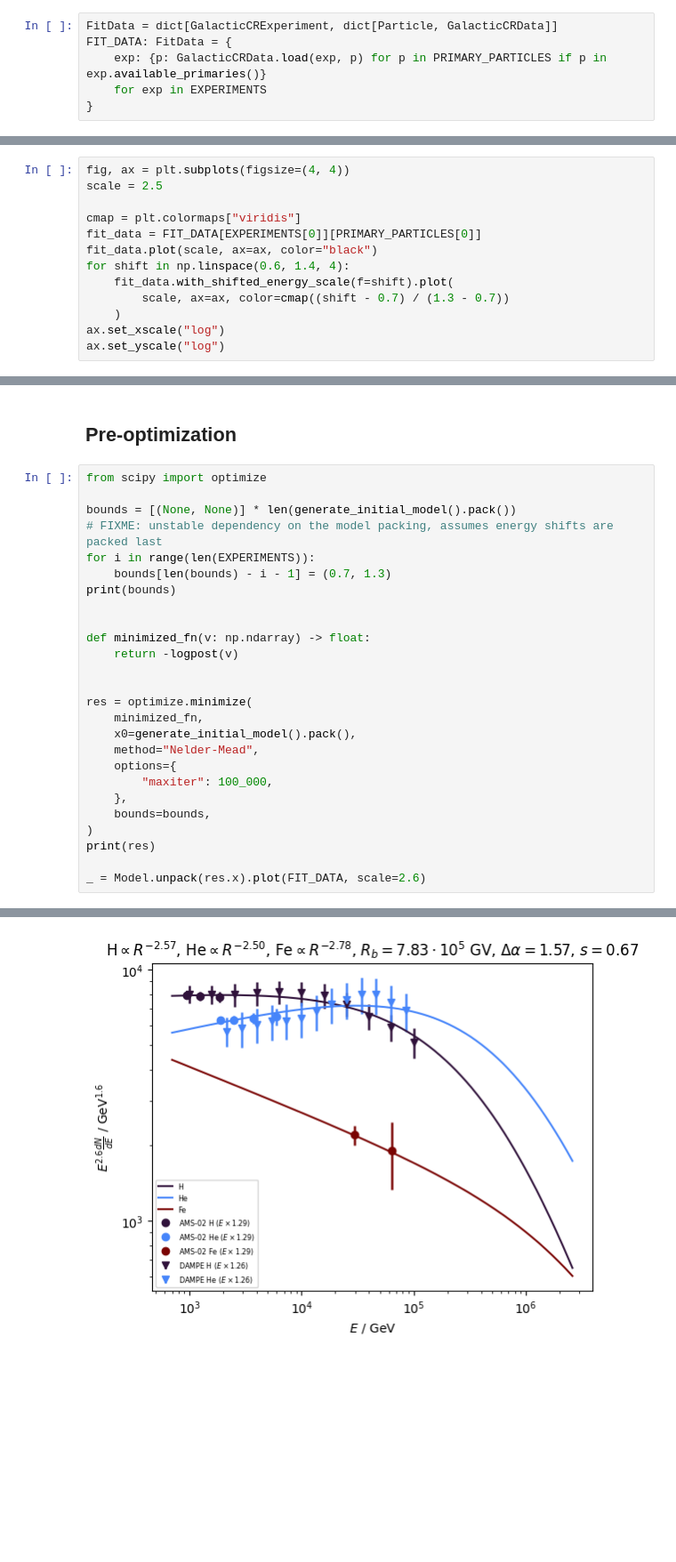
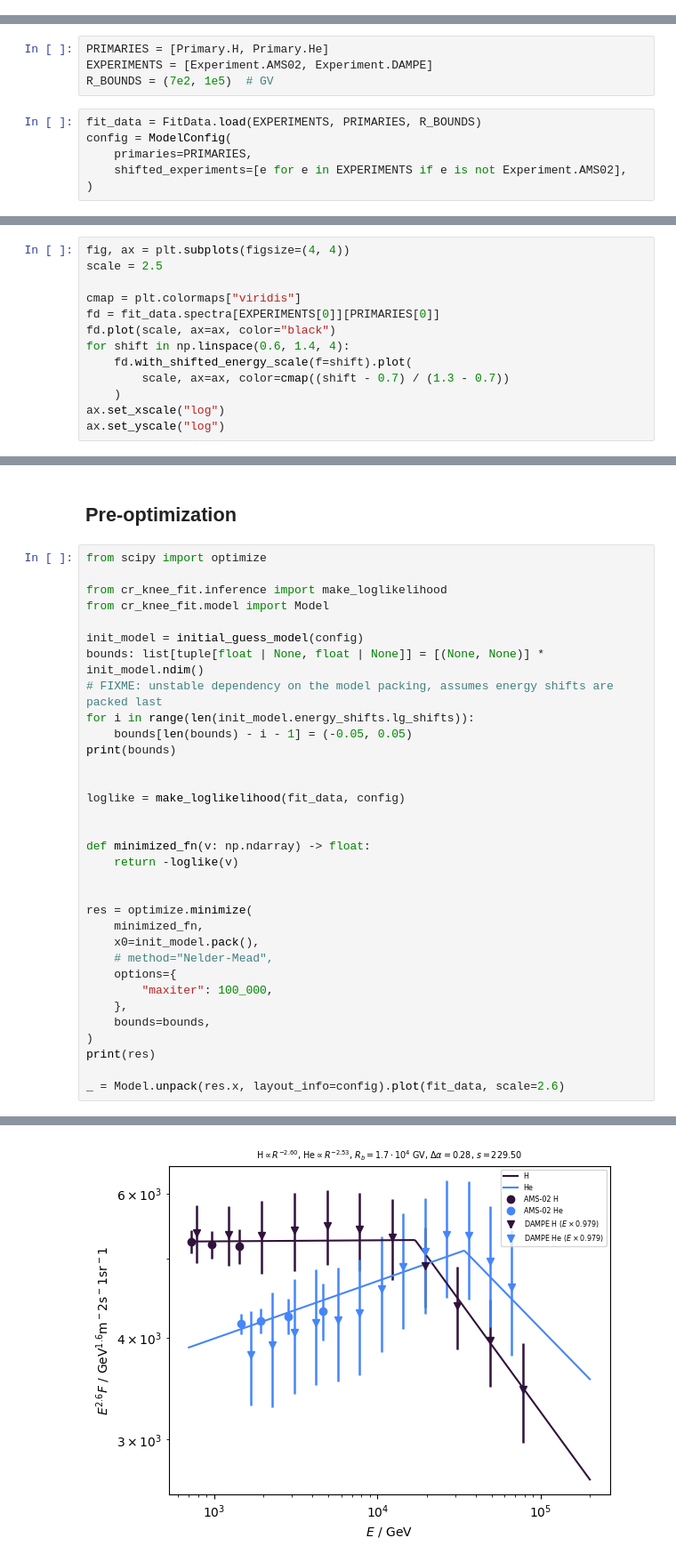
Before and after one commit to nj-vs-vh/EVA, a Jupyter notebook: bayesian.ipynb, the cells around one changed output, grey strips where cells are left out. Shown at 89% size. Saved outputs shown, nothing was run; the diff lists cells and outputs as text; blank space fills up the shorter version.

```diff
--- a/bayesian.ipynb
+++ b/bayesian.ipynb
@@ -135,6 +0,0 @@ EXPERIMENTS = [GalacticCRExperiment.AMS02, GalacticCRExperiment.DAMPE]
-# %%
-FitData = dict[GalacticCRExperiment, dict[Particle, GalacticCRData]]
-FIT_DATA: FitData = {
-    exp: {p: GalacticCRData.load(exp, p) for p in PRIMARY_PARTICLES if p in exp.available_primaries()}
-    for exp in EXPERIMENTS
-}
@@ -141,3 +8,13 @@ FIT_DATA: FitData = {
+# %%
+PRIMARIES = [Primary.H, Primary.He]
+EXPERIMENTS = [Experiment.AMS02, Experiment.DAMPE]
+R_BOUNDS = (7e2, 1e5)  # GV
+# %%
+fit_data = FitData.load(EXPERIMENTS, PRIMARIES, R_BOUNDS)
+config = ModelConfig(
+    primaries=PRIMARIES,
+    shifted_experiments=[e for e in EXPERIMENTS if e is not Experiment.AMS02],
+)
 # %%
 fig, ax = plt.subplots(figsize=(10, 5))
 
@@ -155,10 +32,10 @@ fig, ax = plt.subplots(figsize=(4, 4))
 scale = 2.5
 
 cmap = plt.colormaps["viridis"]
-fit_data = FIT_DATA[EXPERIMENTS[0]][PRIMARY_PARTICLES[0]]
-fit_data.plot(scale, ax=ax, color="black")
+fd = fit_data.spectra[EXPERIMENTS[0]][PRIMARIES[0]]
+fd.plot(scale, ax=ax, color="black")
 for shift in np.linspace(0.6, 1.4, 4):
-    fit_data.with_shifted_energy_scale(f=shift).plot(
+    fd.with_shifted_energy_scale(f=shift).plot(
         scale, ax=ax, color=cmap((shift - 0.7) / (1.3 - 0.7))
     )
 ax.set_xscale("log")
@@ -359,21 +61,28 @@ f_DAMPE = 9.75e-01
 # %%
 from scipy import optimize
 
-bounds = [(None, None)] * len(generate_initial_model().pack())
+from cr_knee_fit.inference import make_loglikelihood
+from cr_knee_fit.model import Model
+
+init_model = initial_guess_model(config)
+bounds: list[tuple[float | None, float | None]] = [(None, None)] * init_model.ndim()
 # FIXME: unstable dependency on the model packing, assumes energy shifts are packed last
-for i in range(len(EXPERIMENTS)):
-    bounds[len(bounds) - i - 1] = (0.7, 1.3)
+for i in range(len(init_model.energy_shifts.lg_shifts)):
+    bounds[len(bounds) - i - 1] = (-0.05, 0.05)
 print(bounds)
 
 
+loglike = make_loglikelihood(fit_data, config)
+
+
 def minimized_fn(v: np.ndarray) -> float:
-    return -logpost(v)
+    return -loglike(v)
 
 
 res = optimize.minimize(
     minimized_fn,
-    x0=generate_initial_model().pack(),
-    method="Nelder-Mead",
+    x0=init_model.pack(),
+    # method="Nelder-Mead",
     options={
         "maxiter": 100_000,
     },
@@ -381,5 +90,5 @@ res = optimize.minimize(
 )
 print(res)
 
-_ = Model.unpack(res.x).plot(FIT_DATA, scale=2.6)
+_ = Model.unpack(res.x, layout_info=config).plot(fit_data, scale=2.6)
 # %% [output]
@@ -403 +108 @@ _ = Model.unpack(res.x).plot(FIT_DATA, scale=2.6)
-[figure, old version]
+[figure, new version]
```
Also changed, not shown: parts of 25 cells of this notebook, 7 other files.
